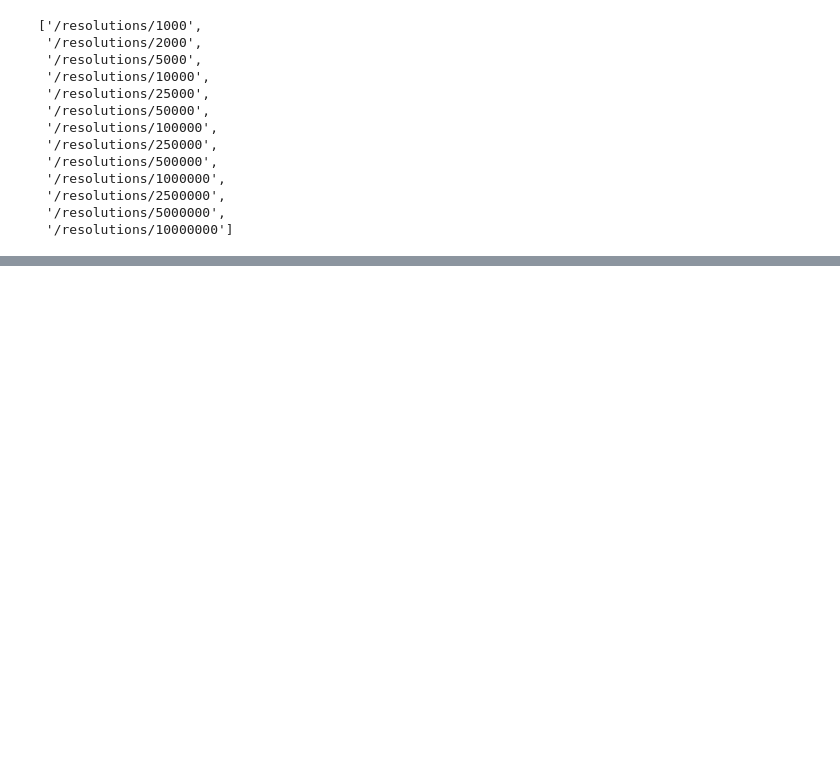
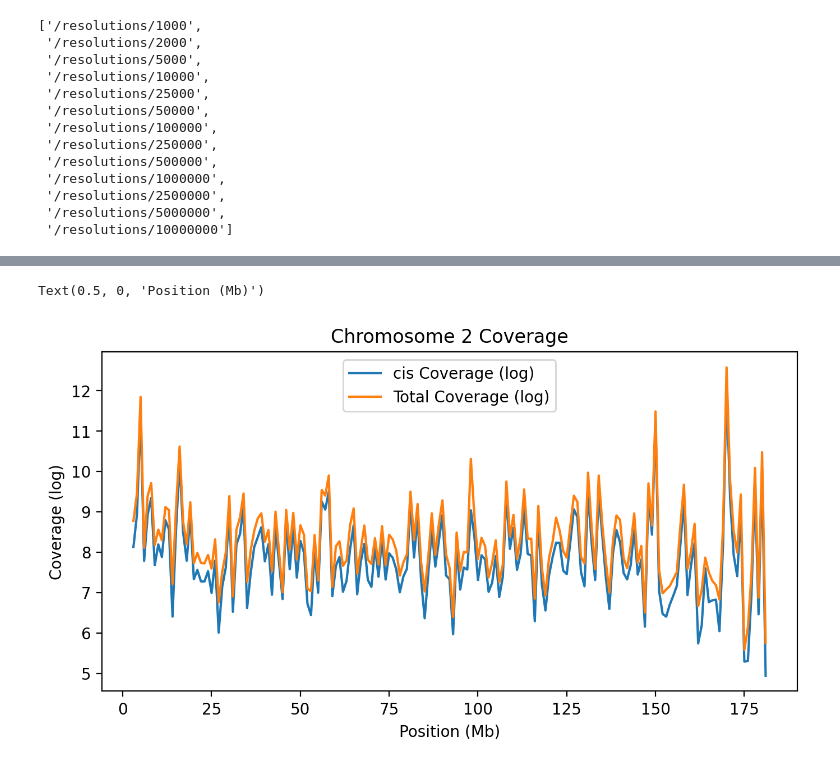
Before and after one commit to CooperStansbury/scPoreC-analysis, a Jupyter notebook: notebooks/mcool_analysis.ipynb, the cells around one changed output, grey strips where cells are left out. Cells and saved outputs as stored; diff of their text form; code cells hidden in the pictures; blank space fills up the shorter version.

```diff
--- a/notebooks/mcool_analysis.ipynb
+++ b/notebooks/mcool_analysis.ipynb
@@ -41,0 +208,30 @@ cooler.fileops.list_coolers(filepath)
+# %%
+
+
+def plotCoverageChromosome(clr, chrom, log=True):
+    cis_coverage, tot_coverage = cooltools.coverage(clr)
+    extent = clr.extent(chrom)
+
+    if log:
+        cis_coverage = np.ma.log(cis_coverage)
+        tot_coverage = np.ma.log(tot_coverage)
+
+        plt.plot(cis_coverage[extent[0]:extent[1]], label='cis Coverage (log)')
+        plt.plot(tot_coverage[extent[0]:extent[1]], label='Total Coverage (log)')
+    else:
+        plt.plot(cis_coverage[extent[0]:extent[1]], label='cis Coverage')
+        plt.plot(tot_coverage[extent[0]:extent[1]], label='Total Coverage')
+    plt.legend()
+
+
+
+plt.rcParams['figure.dpi'] = 200
+plt.rcParams['figure.figsize'] = 8, 4
+plotCoverageChromosome(clr, chrom)
+titleString = f"Chromosome {chromMap[chrom]} Coverage"
+plt.title(titleString)
+plt.ylabel('Coverage (log)')
+plt.xlabel('Position (Mb)')
+# %% [output]
+Text(0.5, 0, 'Position (Mb)')
+[figure, added]
```
Also changed, not shown: parts of 29 cells of this notebook, 2 other files.
